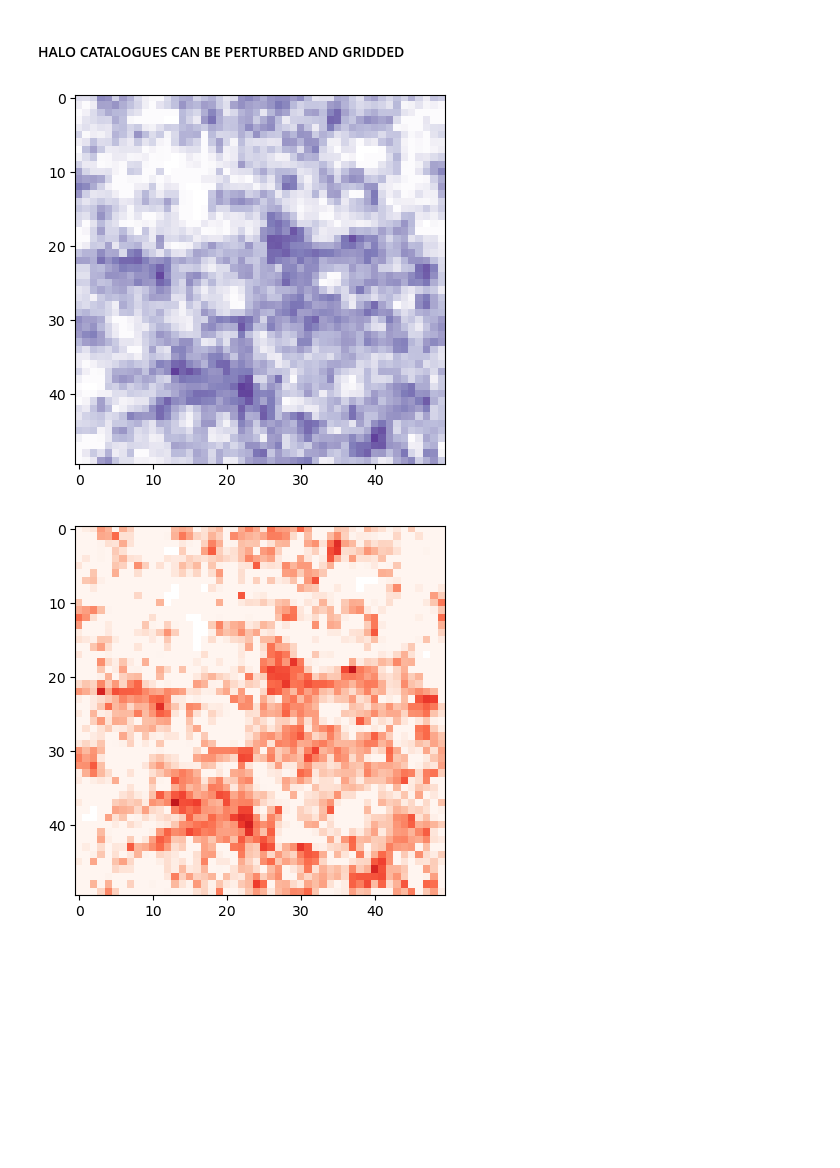
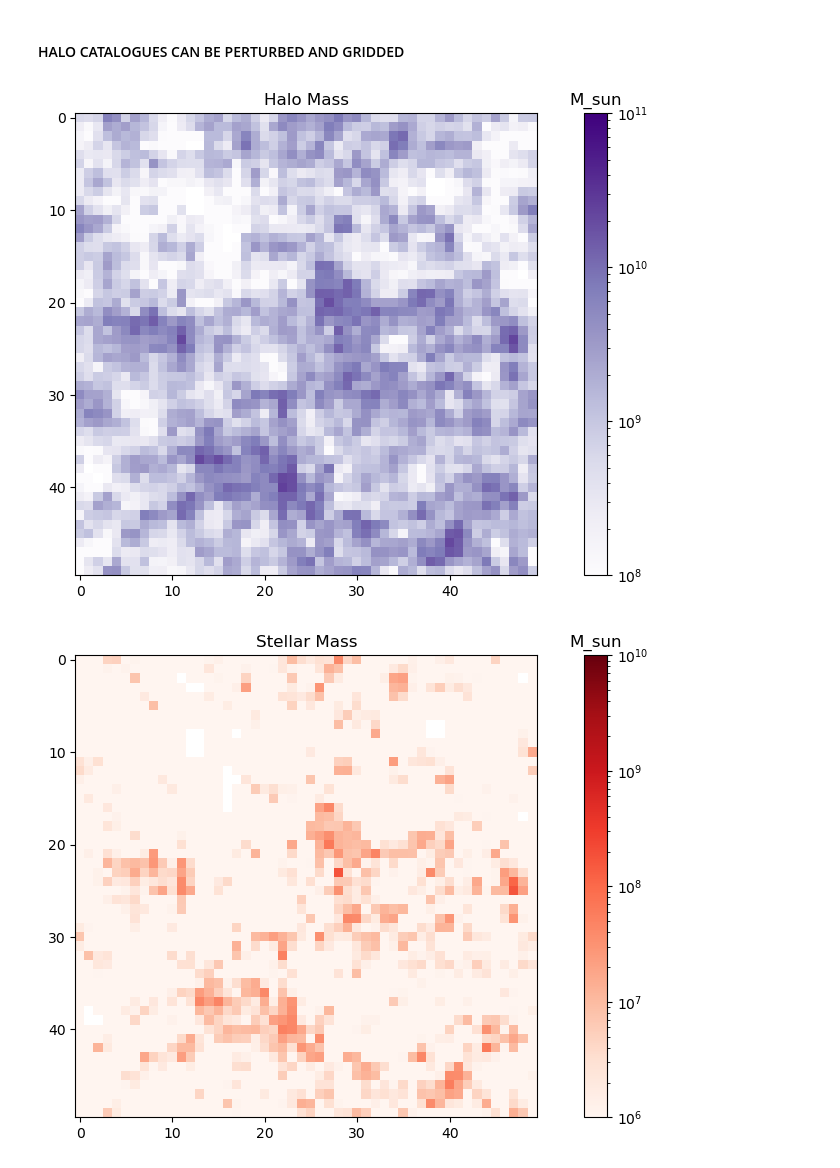
Before and after one commit to 21cmfast/21cmFAST, a Jupyter notebook: docs/tutorials/halosampler.ipynb, the cells around one changed output. Drawn from its saved outputs; the diff is of its cells as text; code cells hidden in the pictures; blank space fills up the shorter version.

```diff
--- a/docs/tutorials/halosampler.ipynb
+++ b/docs/tutorials/halosampler.ipynb
@@ -13,6 +19,7 @@ from matplotlib.lines import Line2D
 from matplotlib import pyplot as plt
 from matplotlib import cm
 from matplotlib.colors import Normalize,LogNorm
+plt.rcParams['figure.figsize'] = [12, 6]
 
 from hmf.mass_function import FittingFunction, PS
 from hmf.halos import MassDefinition
@@ -28,6 +35,8 @@ cosmo_params = p21c.CosmoParams()
 user_params = p21c.UserParams(HII_DIM=50,BOX_LEN=100,DIM=200,USE_INTERPOLATION_TABLES=True,N_THREADS=1,HMF=0)
 astro_params = p21c.AstroParams()
 flag_options = p21c.FlagOptions(USE_HALO_FIELD=True,HALO_STOCHASTICITY=True,USE_MASS_DEPENDENT_ZETA=True)
+
+p21c.global_params.HII_FILTER=0
 
 redshift = 8
 redshift_update = 10
@@ -198,11 +204,20 @@ halo_box = p21c.halo_box(redshift=redshift,pt_halos=pt_halos,init_boxes=init_box
 # %%
 plt.figure()
 plt.imshow(halo_box.halo_mass[...,0],cmap=cm.Purples,norm=LogNorm(vmin=1e8,vmax=1e11))
+plt.title('Halo Mass')
+cb = plt.colorbar()
+cb.ax.set_title('M_sun')
 plt.show()
 plt.imshow(halo_box.halo_stars[...,0],cmap=cm.Reds,norm=LogNorm(vmin=1e6,vmax=1e10))
+plt.title('Stellar Mass')
+cb = plt.colorbar()
+cb.ax.set_title('M_sun')
 plt.show()
 plt.imshow(halo_box.halo_sfr[...,0],cmap=cm.Blues,norm=LogNorm(vmin=1e-11,vmax=1e-8))
+plt.title('SFR')
+cb = plt.colorbar()
+cb.ax.set_title('M_sun yr-1')
 plt.show()
 # %% [output]
-[figure, old version]
+[figure, new version]
-[figure, old version]
+[figure, new version]
```
Also changed, not shown: parts of 27 cells of this notebook, 9 other files.
